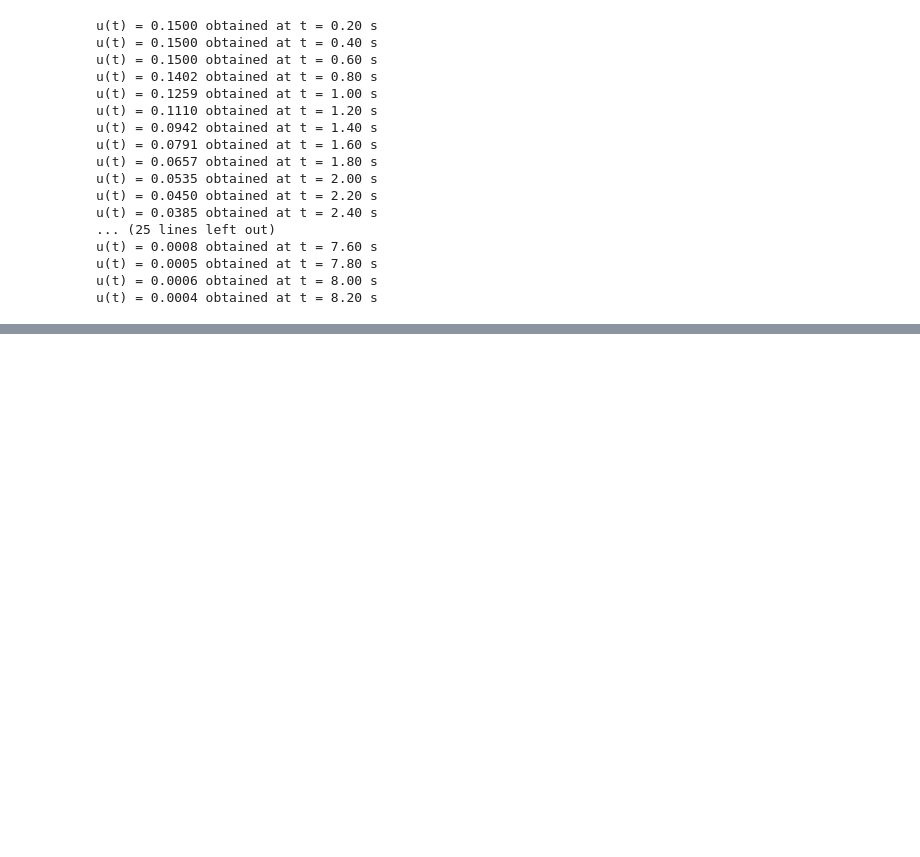
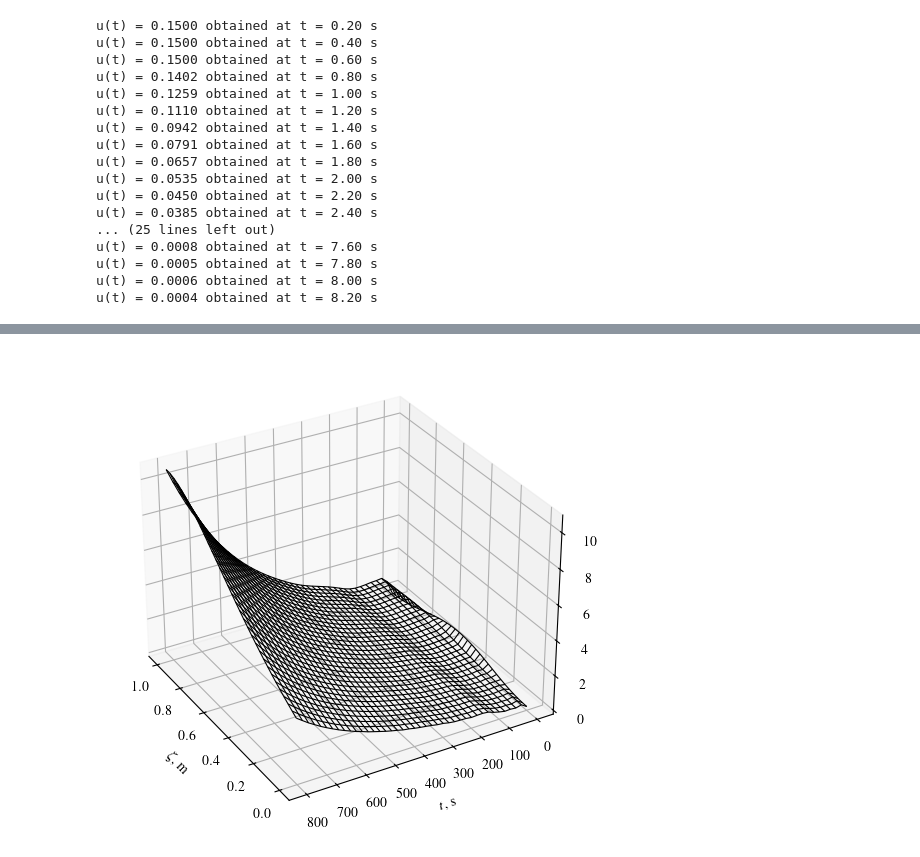
Before and after one commit to behradmoadeli/pfr_isothermal_recycle_delay_MPC, a Jupyter notebook: reports/Report_unstable.ipynb, the cells around one changed output, grey strips where cells are left out. Cells and saved outputs as stored; diff of their text form; code cells hidden in the pictures; blank space fills up the shorter version.

```diff
--- a/reports/Report_unstable.ipynb
+++ b/reports/Report_unstable.ipynb
@@ -274,0 +293,36 @@ plt.plot(zeta[:len(x_MPC[0,:,-1])], x_MPC[1,:,5])
+# %%
+x_openloop = A_d(x0, s, par, pow=len(t_eval_d))[:,:,:-1]
+# %%
+# Set Times font for the plot
+plt.rc('font', family='serif', serif='Times')
+plt.rc('text', usetex=True)
+
+# Create t_grid and z_grid for meshgrid
+t_grid, z_grid = np.meshgrid(t_eval_d, zeta)
+
+# Create a figure for xd[0] and xd[1] wireframe plots
+fig = plt.figure(figsize=(5,5))
+azim_angle = 150
+# Plot xd[0]
+ax1 = fig.add_subplot(111, projection='3d')
+ax1.view_init(azim=azim_angle)  # For xd[0] plot
+ax1.plot_wireframe(z_grid, t_grid, x_openloop[0], color='black', linewidth=0.8, rstride=3, cstride=1)
+ax1.set_ylabel(r'$t$, s')
+ax1.set_xlabel(r'$\zeta$, m')
+ax1.set_zlabel(r'$x_1(\zeta, t)$, M')
+# ax1.set_title(r'Open-loop Response $x_1(\zeta, t)$')
+
+# Plot xd[1]
+# ax2 = fig.add_subplot(212, projection='3d')
+# ax2.view_init(azim=azim_angle)  # For xd[1] plot
+# ax2.plot_wireframe(z_grid, t_grid, x_openloop[1], color='black', linewidth=0.8, rstride=3, cstride=1)
+# ax2.set_ylabel(r'$t$, s')
+# ax2.set_xlabel(r'$\zeta$, m')
+# ax2.set_zlabel(r'$x_2(\zeta, t)$, M')
+
+# Adjust layout and display the plots
+plt.tight_layout()
+plt.savefig('openloop_response.svg', format='svg')
+plt.show()
+# %% [output]
+[figure, added]
```
Also changed, not shown: parts of 8 cells of this notebook, 29 other files.
